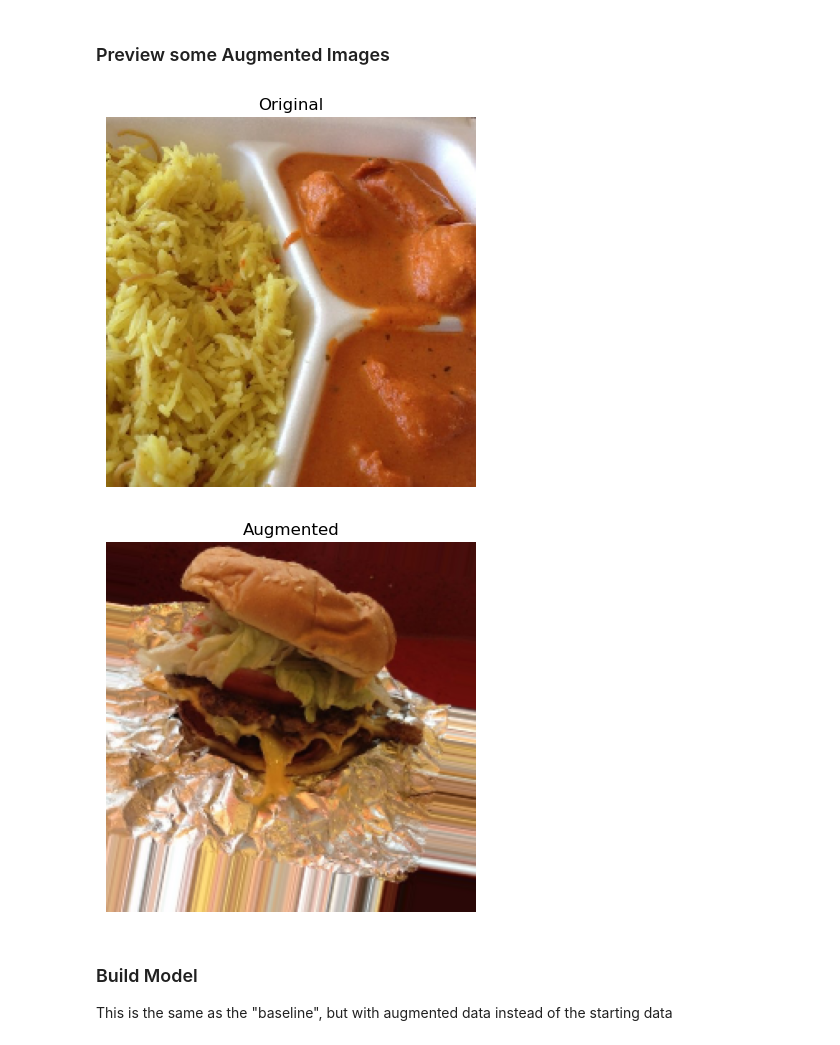
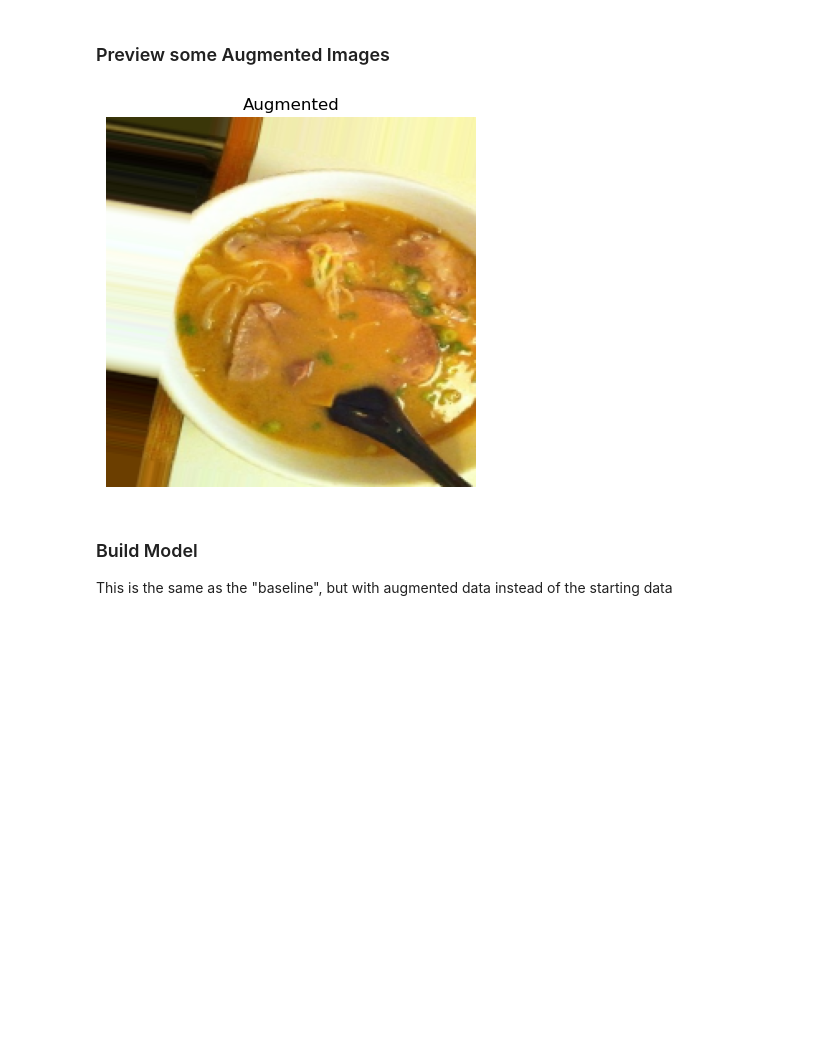
Before and after one commit to imagineLife/next-big-site, a Jupyter notebook: public/notebooks/Multi-Class-cnn.ipynb, the cells around one changed output. Saved outputs shown, nothing was run; the diff lists cells and outputs as text; code cells hidden in the pictures; blank space fills up the shorter version.

```diff
--- a/public/notebooks/Multi-Class-cnn.ipynb
+++ b/public/notebooks/Multi-Class-cnn.ipynb
@@ -432,24 +441,23 @@ Found 2500 images belonging to 10 classes.
 ### Preview some Augmented Images
 # %%
 # get data to preview
-images, labels = augmented_train_data.next()
-augmented_images, augmented_labels = train_data_augmented.next() # Note: labels aren't augmented, they stay the same
+images, labels = train_data.next()
+augmented_images, augmented_labels = augmented_train_data.next() # Note: labels aren't augmented, they stay the same
 # %%
-random_number = random.randint(0, 31) # we're making batches of size 32, so we'll get a random instance
+random_number = random.randint(0, batchSize - 1) # we're making batches of size 32, so we'll get a random instance
 
 #
 # Show original image and augmented image
 #
-plt.imshow(images[random_number])
-plt.title(f"Original")
-plt.axis(False)
-plt.figure()
+# plt.imshow(images[random_number])
+# plt.title(f"Original")
+# plt.axis(False)
+# plt.figure()
 plt.imshow(augmented_images[random_number])
 plt.title(f"Augmented")
 plt.axis(False);
 # %% [output]
-[figure, old version]
+[figure, new version]
-[figure, removed]
 # %% [markdown]
 ### Build Model
 This is the same as the "baseline", but with augmented data instead of the starting data
```
Also changed, not shown: parts of 28 cells of this notebook.
